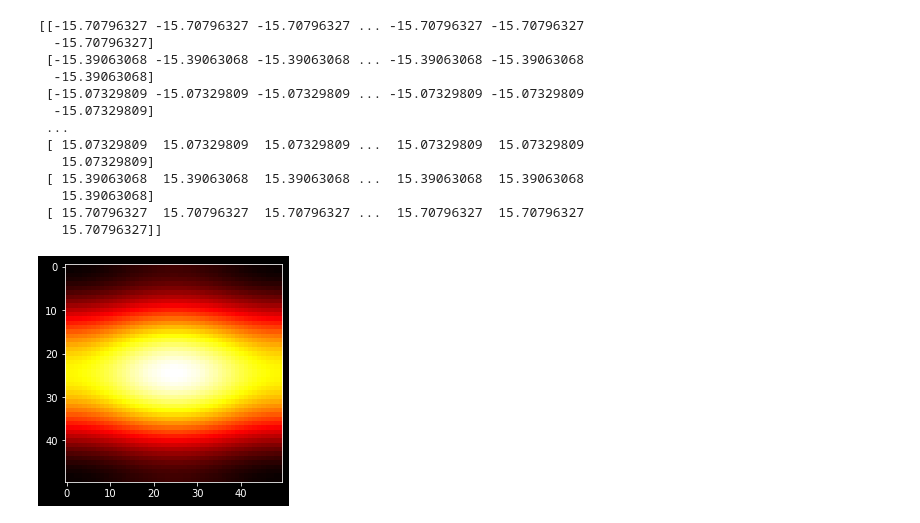
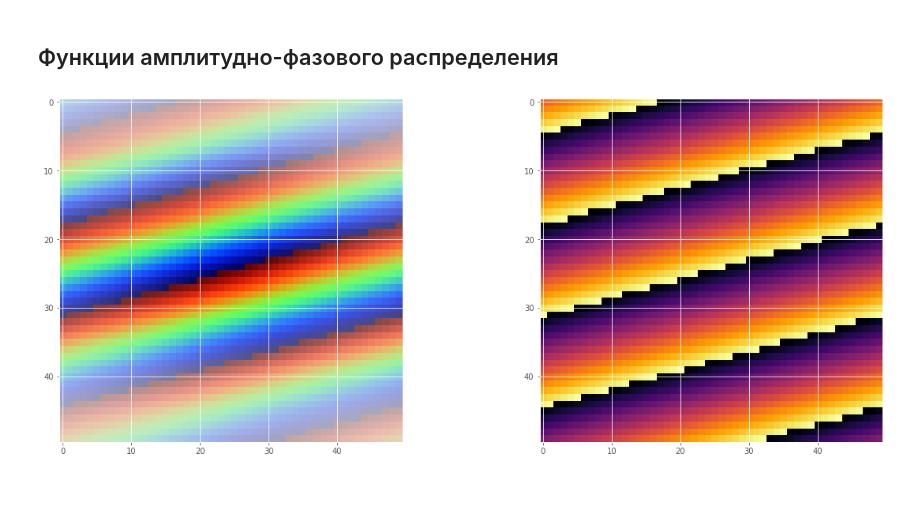
Before and after one commit to MargaritaWraith/AntennaArrayHeatMap, a Jupyter notebook: AntennaHeatMap.ipynb, the cells around one changed output. Drawn from its saved outputs; the diff is of its cells as text; code cells hidden in the pictures; blank space fills up the shorter version.

```diff
--- a/AntennaHeatMap.ipynb
+++ b/AntennaHeatMap.ipynb
@@ -37,6 +34,34 @@ def Psi(_x,_y,_z,_th,_phi):
+# %% [markdown]
+## Функции амплитудно-фазового распределения
+# %%
+def A(x, L, DeltaX):
+    return DeltaX+(1-DeltaX)*((cos(pi*x/L))**2)
+
+def A_xy(x,y):
+    return A(x, Lx, deltaX)*A(y, Ly, deltaY)
+
+def Psi(x,y,z,th,phi,time):
+    return (k*((x*cos(phi) + y*sin(phi))*sin(th) + z*cos(th)) + 2*pi*f0*time)%(2*pi)
+
+# Визуализация
+def Gauss(x,m,sgm):
+    return exp(-((x-m)**2)/(2*sgm*sgm))
+
+def Red(psi):
+    return Gauss(psi, pi/2, pi/3)
+
+def Green(psi):
+    return Gauss(psi, pi, pi/3)
+
+def Blue(psi):
+    return Gauss(psi, 3*pi/2, pi/3)
+
+def Alpha(a):
+    return a
 # %%
-th = 15*to_rad
-phi = 10*to_rad
+th = 90*to_rad
+phi = 20*to_rad
+time = 0
 a = []
 psi = []
 X = np.zeros(Nx)
@@ -48,28 +73,19 @@ for _i in range(Nx):
     X[_i] = x
     for _j in range(Ny):
         y = _j*dy - Ly/2
-        a[_i].append(A_xy(x,y))
-        psi[_i].append(Psi(x,y,0,th,phi))
+        p = Psi(x,y,0,th,phi,time)
+        psi[_i].append(p)
+        # a[_i].append(A_xy(x,y))
+        a[_i].append([Red(p),Green(p),Blue(p),Alpha(A_xy(x,y))])
+
 
 for _i in range (Ny):
     Y[_i] = _i * dy - Ly/2
-# %% [output]
-[[-15.70796327 -15.70796327 -15.70796327 ... -15.70796327 -15.70796327
-  -15.70796327]
- [-15.39063068 -15.39063068 -15.39063068 ... -15.39063068 -15.39063068
-  -15.39063068]
- [-15.07329809 -15.07329809 -15.07329809 ... -15.07329809 -15.07329809
-  -15.07329809]
- ...
- [ 15.07329809  15.07329809  15.07329809 ...  15.07329809  15.07329809
-   15.07329809]
- [ 15.39063068  15.39063068  15.39063068 ...  15.39063068  15.39063068
-   15.39063068]
- [ 15.70796327  15.70796327  15.70796327 ...  15.70796327  15.70796327
-   15.70796327]]
-# %%
-# a = np.random.random((16, 16))
-plt.imshow(a, cmap='hot', interpolation='nearest')
-plt.show()
-# %% [output]
-[figure, removed]
+# %%
+# plt.style.use('ggplot')
+fig,axes = plt.subplots(1,2,figsize=(20, 8))
+axes[0].imshow(a, interpolation='nearest')
+axes[1].imshow(psi, cmap='inferno', interpolation='nearest')
+plt.show()
+# %% [output]
+[figure, added]
```
Also changed, not shown: parts of 4 cells of this notebook.
